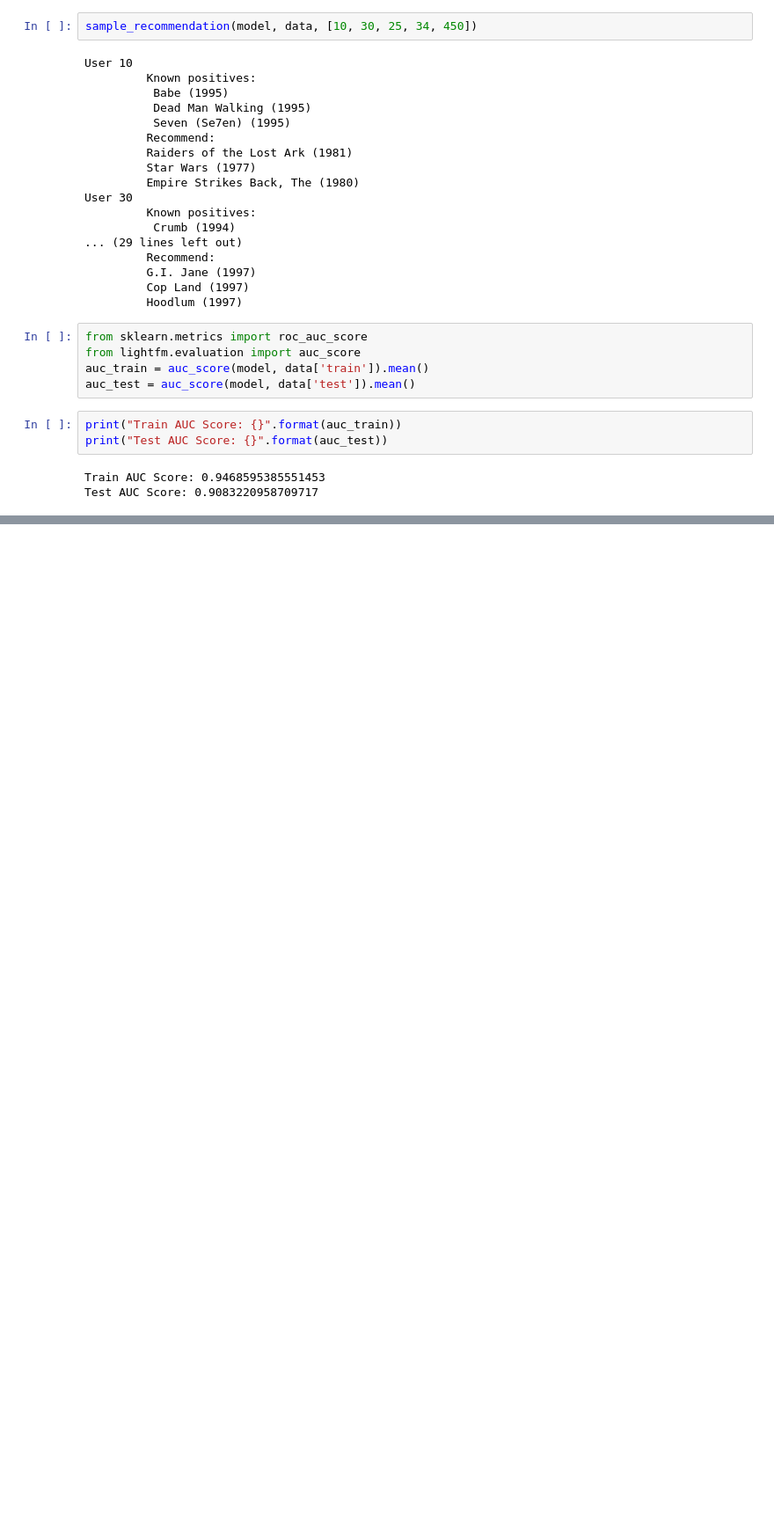
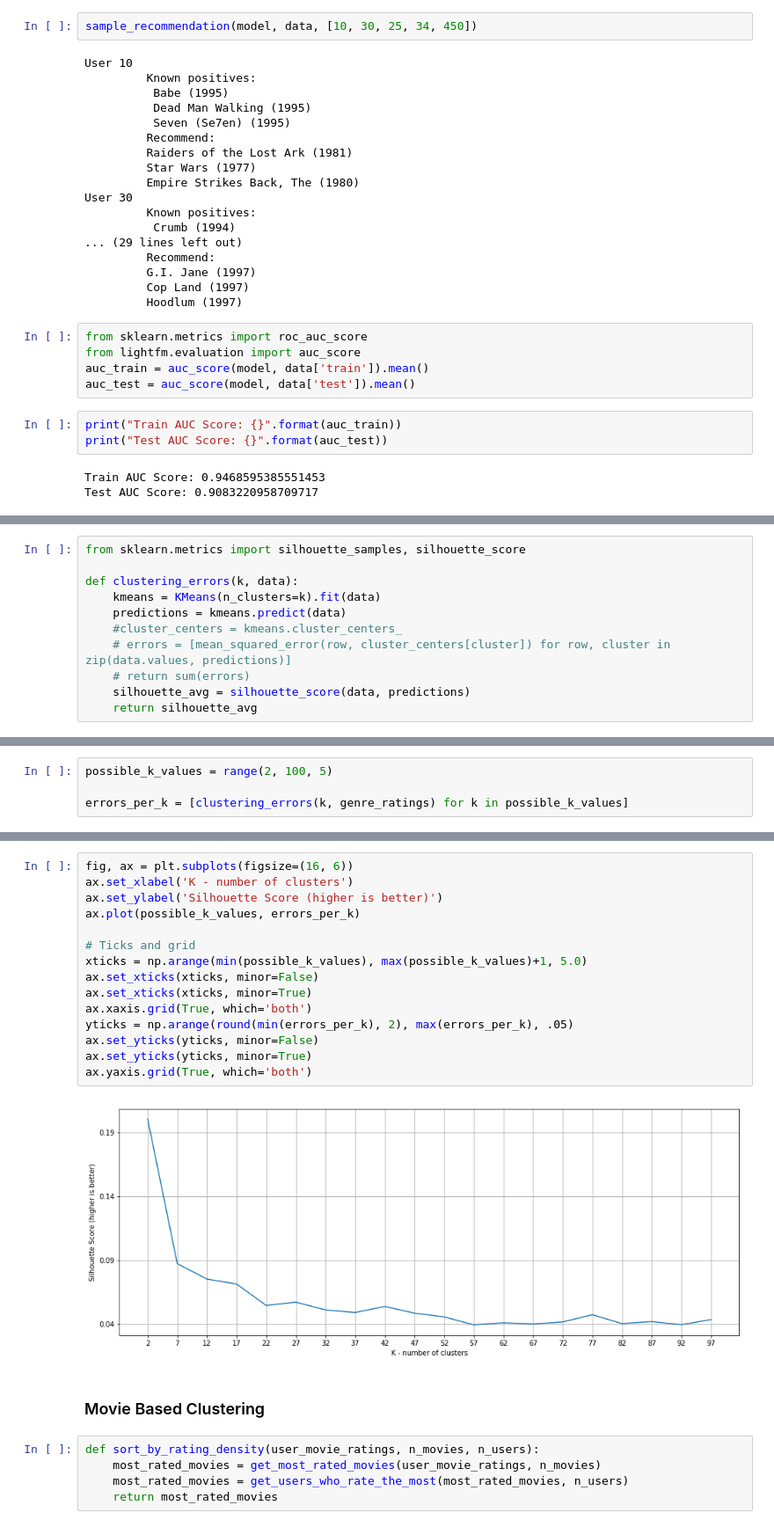
Before and after one commit to goelsarthak/Movies_Recommender_System, a Jupyter notebook: Final Project.ipynb, the cells around one changed output, grey strips where cells are left out. Shown: that part at 88% size. Saved outputs shown, nothing was run; the diff lists cells and outputs as text; blank space fills up the shorter version.

```diff
--- a/Final Project.ipynb
+++ b/Final Project.ipynb
@@ -196,0 +408,11 @@ Test AUC Score: 0.9083220958709717
+# %%
+from sklearn.metrics import silhouette_samples, silhouette_score
+
+def clustering_errors(k, data):
+    kmeans = KMeans(n_clusters=k).fit(data)
+    predictions = kmeans.predict(data)
+    #cluster_centers = kmeans.cluster_centers_
+    # errors = [mean_squared_error(row, cluster_centers[cluster]) for row, cluster in zip(data.values, predictions)]
+    # return sum(errors)
+    silhouette_avg = silhouette_score(data, predictions)
+    return silhouette_avg
@@ -196,0 +423,4 @@ Test AUC Score: 0.9083220958709717
+# %%
+possible_k_values = range(2, 100, 5)
+
+errors_per_k = [clustering_errors(k, genre_ratings) for k in possible_k_values]
@@ -196,0 +450,24 @@ Test AUC Score: 0.9083220958709717
+# %%
+fig, ax = plt.subplots(figsize=(16, 6))
+ax.set_xlabel('K - number of clusters')
+ax.set_ylabel('Silhouette Score (higher is better)')
+ax.plot(possible_k_values, errors_per_k)
+
+# Ticks and grid
+xticks = np.arange(min(possible_k_values), max(possible_k_values)+1, 5.0)
+ax.set_xticks(xticks, minor=False)
+ax.set_xticks(xticks, minor=True)
+ax.xaxis.grid(True, which='both')
+yticks = np.arange(round(min(errors_per_k), 2), max(errors_per_k), .05)
+ax.set_yticks(yticks, minor=False)
+ax.set_yticks(yticks, minor=True)
+ax.yaxis.grid(True, which='both')
+# %% [output]
+[figure, added]
+# %% [markdown]
+### Movie Based Clustering
+# %%
+def sort_by_rating_density(user_movie_ratings, n_movies, n_users):
+    most_rated_movies = get_most_rated_movies(user_movie_ratings, n_movies)
+    most_rated_movies = get_users_who_rate_the_most(most_rated_movies, n_users)
+    return most_rated_movies
```
Also changed, not shown: parts of 44 cells of this notebook.
